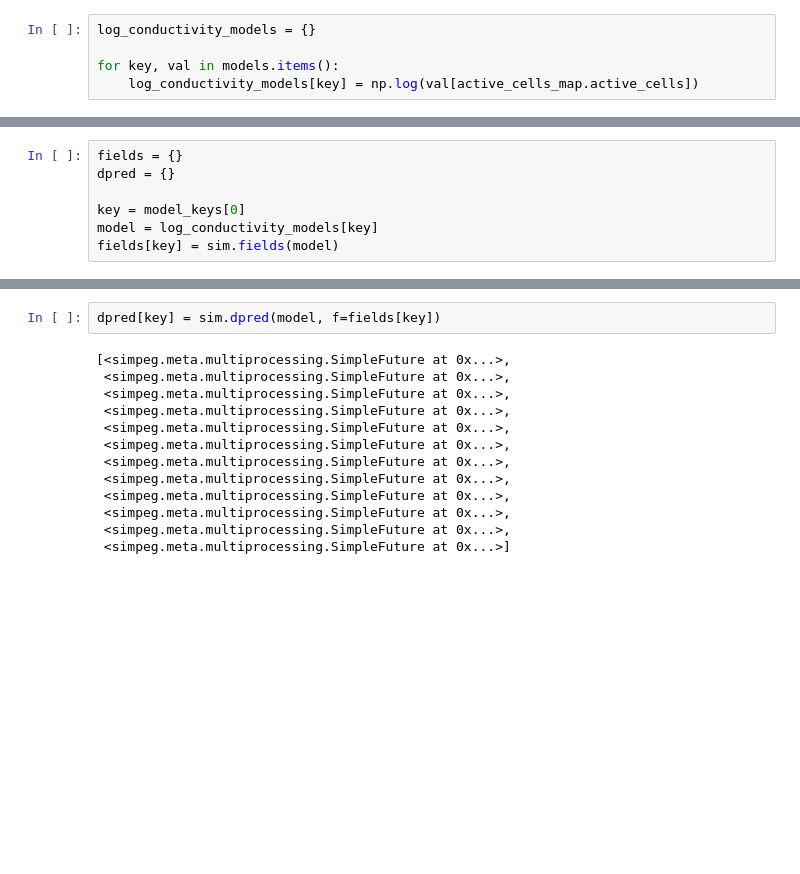
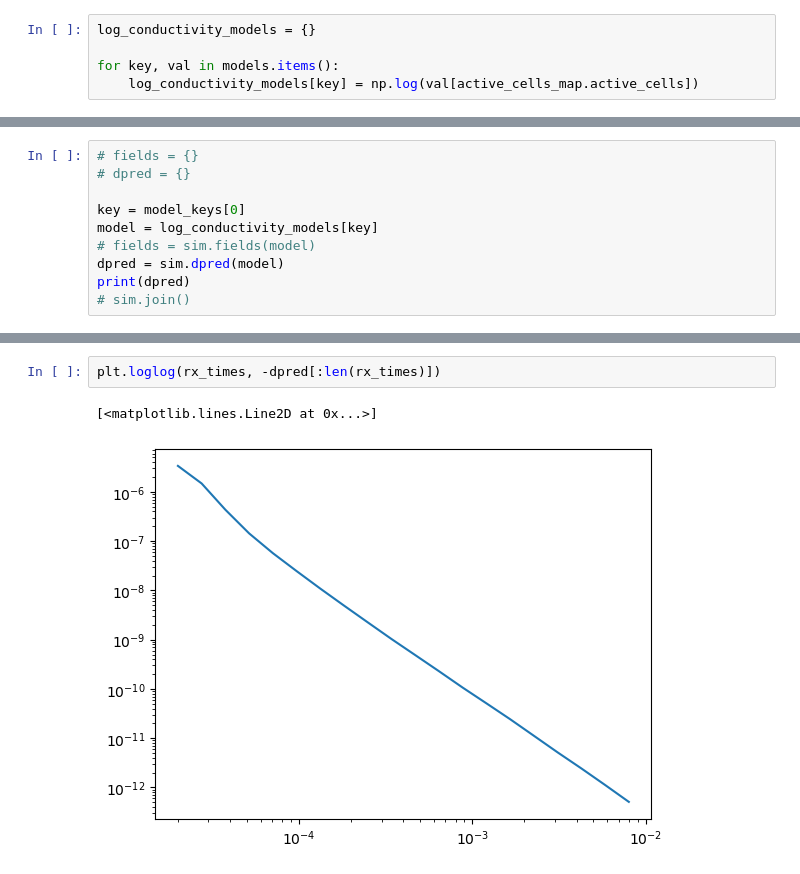
Before and after one commit to ubcgif/2025-heagy-etal-tle, a Jupyter notebook: notebooks/tile-map.ipynb, the cells around one changed output, grey strips where cells are left out. Saved outputs shown, nothing was run; the diff lists cells and outputs as text; blank space fills up the shorter version.

```diff
--- a/notebooks/tile-map.ipynb
+++ b/notebooks/tile-map.ipynb
@@ -343,7 +314,10 @@ for a in ax:
 # %%
-fields = {}
-dpred = {}
+# fields = {}
+# dpred = {}
 
 key = model_keys[0]
 model = log_conductivity_models[key]
-fields[key] = sim.fields(model)
+# fields = sim.fields(model)
+dpred = sim.dpred(model)
+print(dpred)
+# sim.join()
@@ -350,15 +342,5 @@ fields[key] = sim.fields(model)
-# %%
-dpred[key] = sim.dpred(model, f=fields[key])
-# %% [output]
-[<simpeg.meta.multiprocessing.SimpleFuture at 0x...>,
- <simpeg.meta.multiprocessing.SimpleFuture at 0x...>,
- <simpeg.meta.multiprocessing.SimpleFuture at 0x...>,
- <simpeg.meta.multiprocessing.SimpleFuture at 0x...>,
- <simpeg.meta.multiprocessing.SimpleFuture at 0x...>,
- <simpeg.meta.multiprocessing.SimpleFuture at 0x...>,
- <simpeg.meta.multiprocessing.SimpleFuture at 0x...>,
- <simpeg.meta.multiprocessing.SimpleFuture at 0x...>,
- <simpeg.meta.multiprocessing.SimpleFuture at 0x...>,
- <simpeg.meta.multiprocessing.SimpleFuture at 0x...>,
- <simpeg.meta.multiprocessing.SimpleFuture at 0x...>,
- <simpeg.meta.multiprocessing.SimpleFuture at 0x...>]
+# %%
+plt.loglog(rx_times, -dpred[:len(rx_times)])
+# %% [output]
+[<matplotlib.lines.Line2D at 0x...>]
+[figure, added]
```
Also changed, not shown: parts of 21 cells of this notebook.
